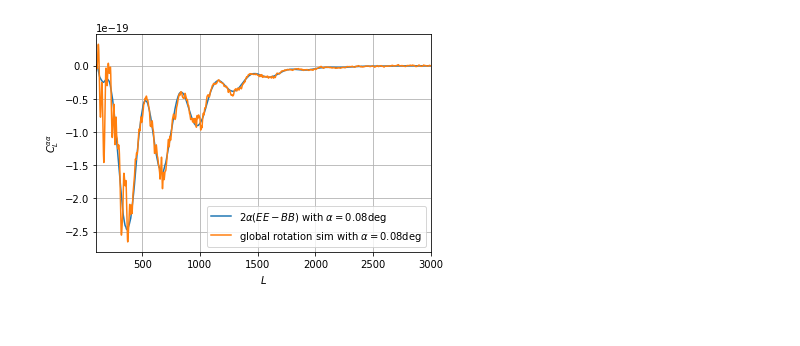
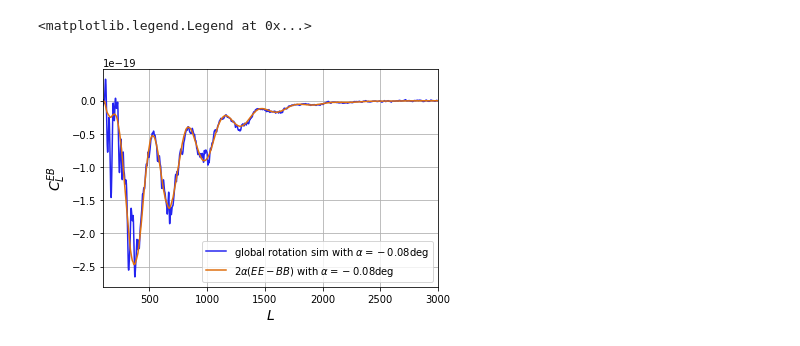
Before and after one commit to ACTCollaboration/cosmicbirefringence, a Jupyter notebook: check_birefsim.ipynb, the cells around one changed output. Drawn from its saved outputs; the diff is of its cells as text; code cells hidden in the pictures; blank space fills up the shorter version.

```diff
--- a/check_birefsim.ipynb
+++ b/check_birefsim.ipynb
@@ -6,18 +5,16 @@ import prjlib
 patch = 'deep56'
 ps, fs = prjlib.filename_init(stype='lcmb',doreal='False',PSA='s14&15_'+patch)
 pa, fa = prjlib.filename_init(stype='absrot',PSA='s14&15_'+patch)
-l, EEs, BBs, EBs = np.loadtxt(fs.scl,usecols=(0,2,3,6),unpack=True)
-l, EBs = np.loadtxt(fs.ocl,usecols=(0,6),unpack=True)
-l, EBa = np.loadtxt(fa.ocl,usecols=(0,6),unpack=True)
+l, EEs, BBs, TEs = np.loadtxt(fs.scl,usecols=(0,2,3,4),unpack=True)
+l, TBi, EBi = np.loadtxt(fs.cli[1],usecols=(0,5,6),unpack=True)
+l, TBa, EBa = np.loadtxt(fa.cli[1],usecols=(0,5,6),unpack=True)
 # %%
+pl.plot_1dstyle(ylab=r'$C_L^{EB}$',xmin=100,xmax=3000,grid=True)
 alpha = -0.08*np.pi/180.
-grid(True)
-xlim(100,3000)
-xlabel('$L$')
-ylabel(r'$C_L^{\alpha\alpha}$')
-plot(l,(EEs-BBs)*2*alpha,label=r'$2\alpha (EE-BB)$ with $\alpha=0.08$deg')
-plot(l,EBa-EBs,label=r'global rotation sim with $\alpha=0.08$deg')
+plot(l,EBa-EBi,label=r'global rotation sim with $\alpha=-0.08$deg')
+plot(l,(EEs-BBs)*2*alpha,label=r'$2\alpha (EE-BB)$ with $\alpha=-0.08$deg')
 legend(loc=0)
-savefig('fig_EB.png')
+#savefig('fig_EB.png')
 # %% [output]
+<matplotlib.legend.Legend at 0x...>
-[figure, old version]
+[figure, new version]
```
Also changed, not shown: parts of 2 cells of this notebook.
